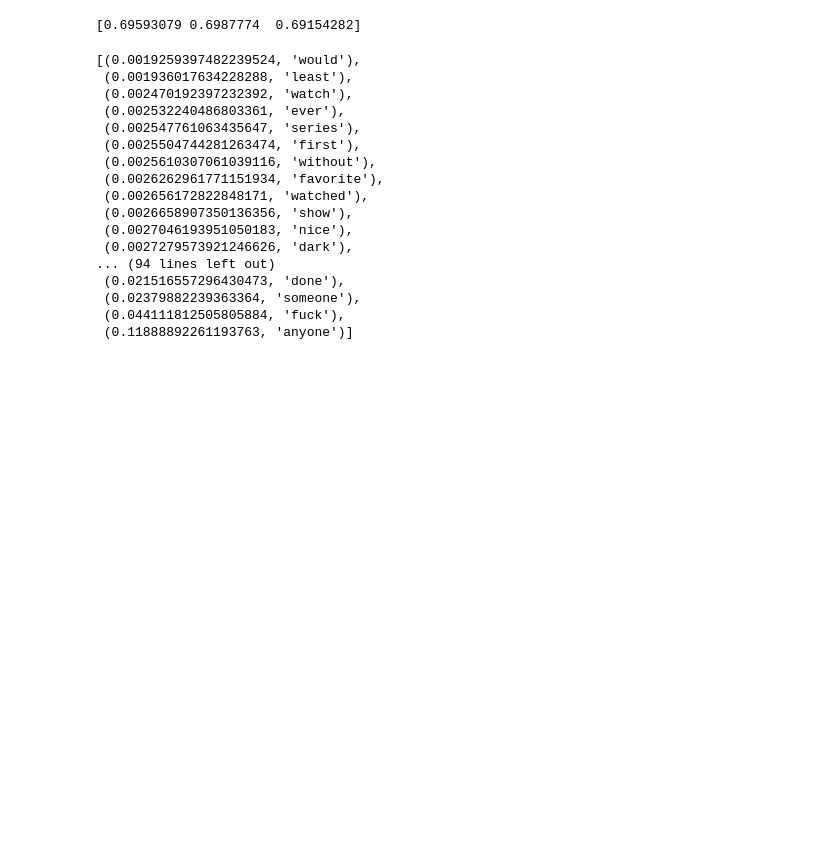
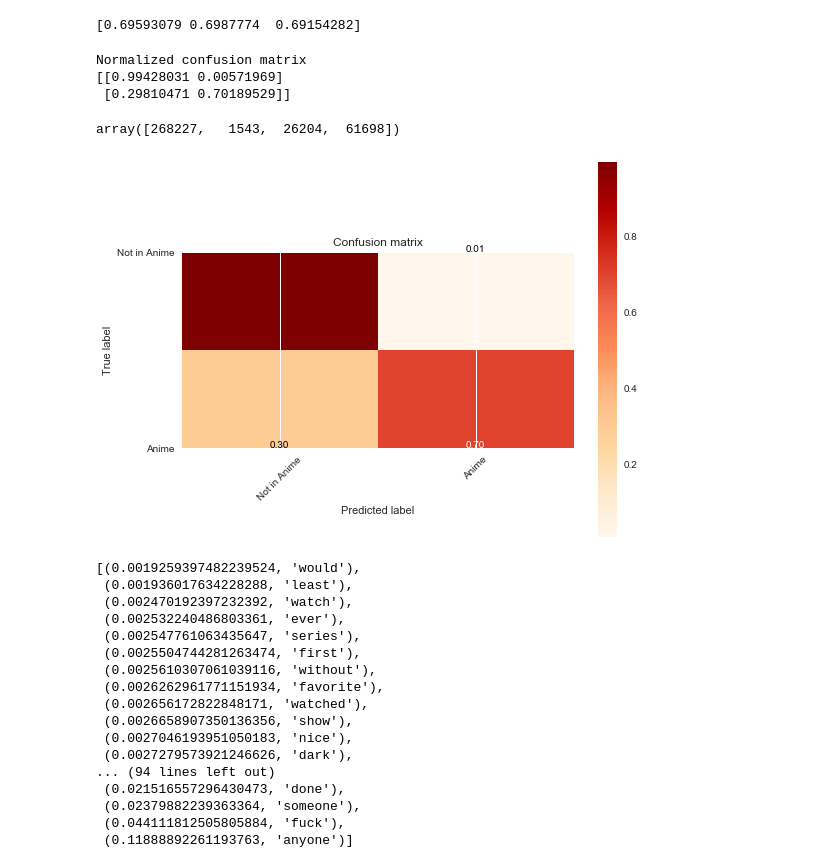
Before and after one commit to Jameshskelton/Reddit-NLP, a Jupyter notebook: Reddit-nlp-project.ipynb, the cells around one changed output. Cells and saved outputs as stored; diff of their text form; code cells hidden in the pictures; blank space fills up the shorter version.

Commit message:
entertainment is now the only one working, added confusion matrices

```diff
--- a/Reddit-nlp-project.ipynb
+++ b/Reddit-nlp-project.ipynb
@@ -613,6 +620,20 @@ rfc_anime.fit(X_train_anime, y_train_anime)
 print(cross_val_score(rfc_anime, X_test_anime, y_test_anime, cv=3, scoring = 'f1'))
 # %% [output]
 [0.69593079 0.6987774  0.69154282]
+# %%
+import itertools
+pred = rfc_anime_full.predict(X_ent)
+cm = confusion_matrix(y_anime, pred)
+# tn, fp, fn, tp = cm
+
+plot_confusion_matrix(cm, ["Not in Anime", "Anime"], normalize = 'all', cmap = "OrRd")
+cm.ravel()
+# %% [output]
+Normalized confusion matrix
+[[0.99428031 0.00571969]
+ [0.29810471 0.70189529]]
+array([268227,   1543,  26204,  61698])
+[figure, added]
 # %%
 sorted(list(zip(rfc_Anime.feature_importances_, feats_ent)))
 # %% [output]
```
Also changed, not shown: parts of 16 cells of this notebook.
